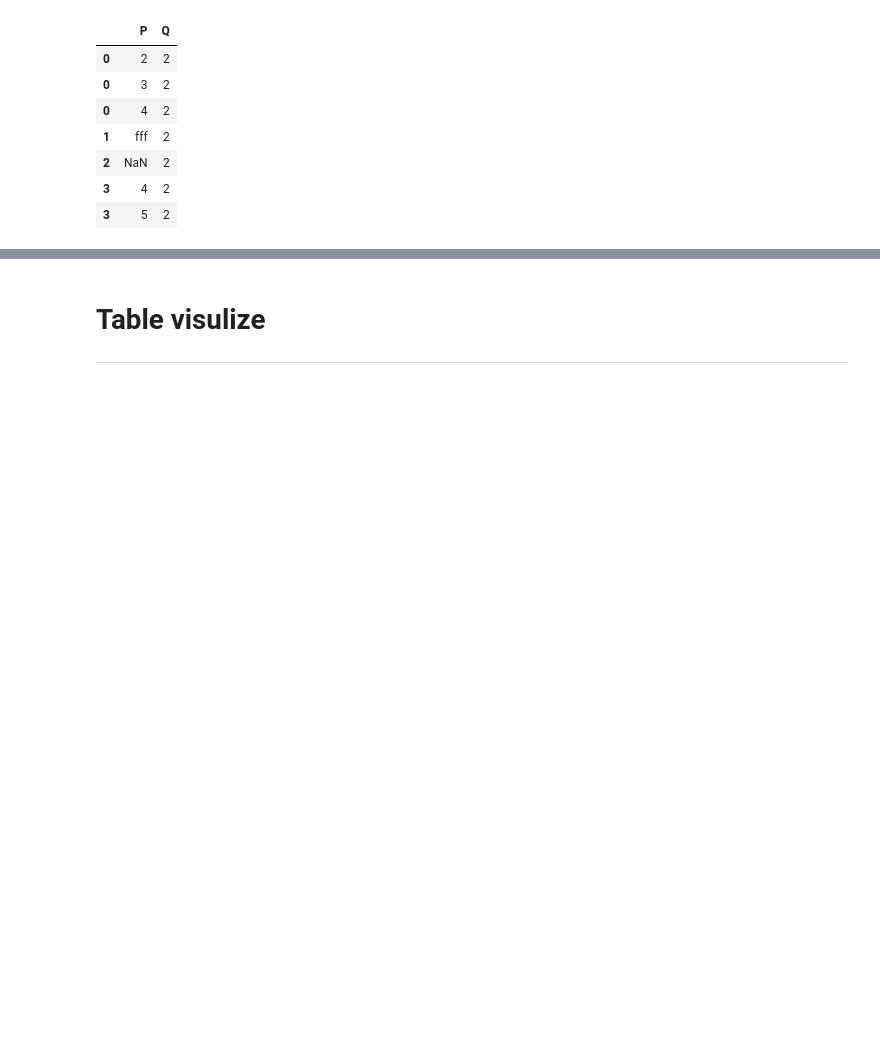
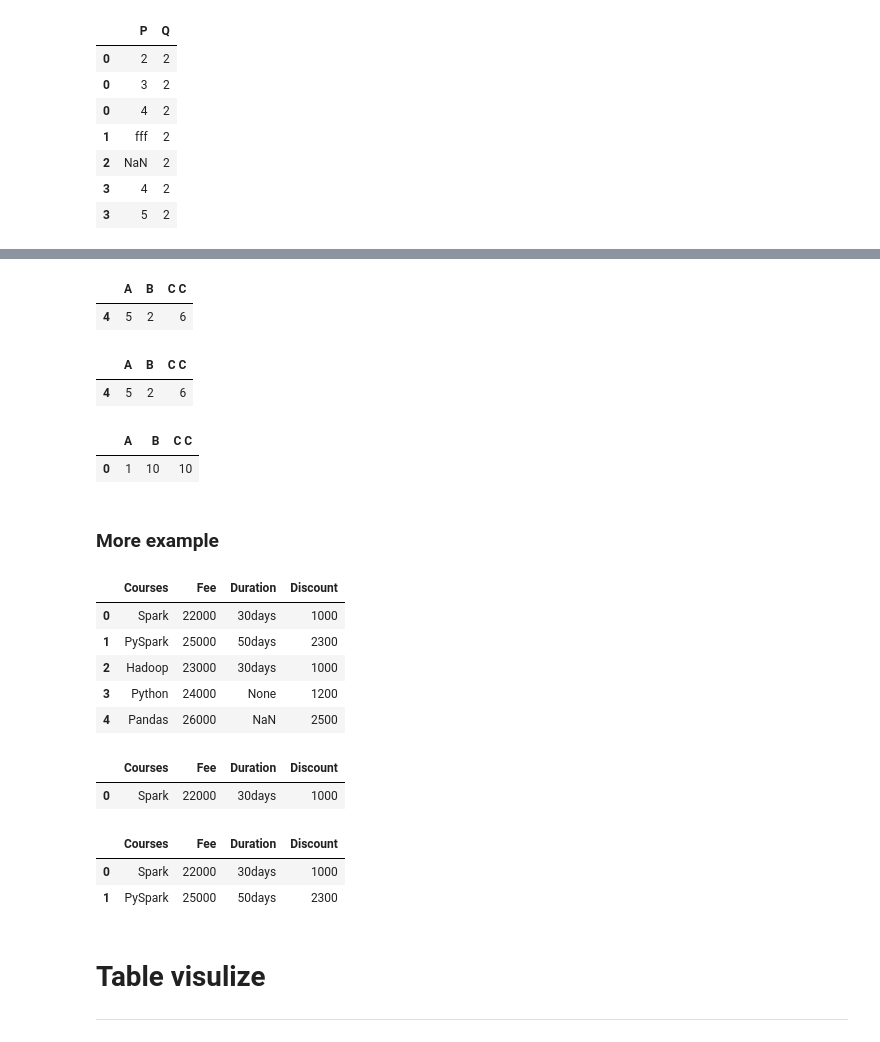
Before and after one commit to showmidelo/Advanced_Pandas_karyar, a Jupyter notebook: tutorial.ipynb, the cells around one changed output, grey strips where cells are left out. Cells and saved outputs as stored; diff of their text form; code cells hidden in the pictures; blank space fills up the shorter version.

```diff
--- a/tutorial.ipynb
+++ b/tutorial.ipynb
@@ -486,3 +505,50 @@ df.explode('P')
+# %%
+df.query('A > B')
+# %% [output]
+|  | A | B | C C |
+| 4 | 5 | 2 | 6 |
+# %%
+df[df.A > df.B]
+# %% [output]
+|  | A | B | C C |
+| 4 | 5 | 2 | 6 |
+# %%
+df.query('B == `C C`')
+# %% [output]
+|  | A | B | C C |
+| 0 | 1 | 10 | 10 |
+# %% [markdown]
+### More example
+# %%
+# Create DataFrame
+import pandas as pd
+import numpy as np
+technologies= {
+    'Courses':["Spark","PySpark","Hadoop","Python","Pandas"],
+    'Fee' :[22000,25000,23000,24000,26000],
+    'Duration':['30days','50days','30days', None,np.nan],
+    'Discount':[1000,2300,1000,1200,2500]
+          }
+df = pd.DataFrame(technologies)
+df
+# %% [output]
+|  | Courses | Fee | Duration | Discount |
+| 0 | Spark | 22000 | 30days | 1000 |
+| 1 | PySpark | 25000 | 50days | 2300 |
+| 2 | Hadoop | 23000 | 30days | 1000 |
+| 3 | Python | 24000 | None | 1200 |
+| 4 | Pandas | 26000 | NaN | 2500 |
+# %%
+df.query("Courses == 'Spark'")
+# %% [output]
+|  | Courses | Fee | Duration | Discount |
+| 0 | Spark | 22000 | 30days | 1000 |
+# %%
+df.query("Courses in ('Spark','PySpark')")
+# %% [output]
+|  | Courses | Fee | Duration | Discount |
+| 0 | Spark | 22000 | 30days | 1000 |
+| 1 | PySpark | 25000 | 50days | 2300 |
 # %% [markdown]
 # Table visulize
 ---
```
Also changed, not shown: parts of 56 cells of this notebook.
